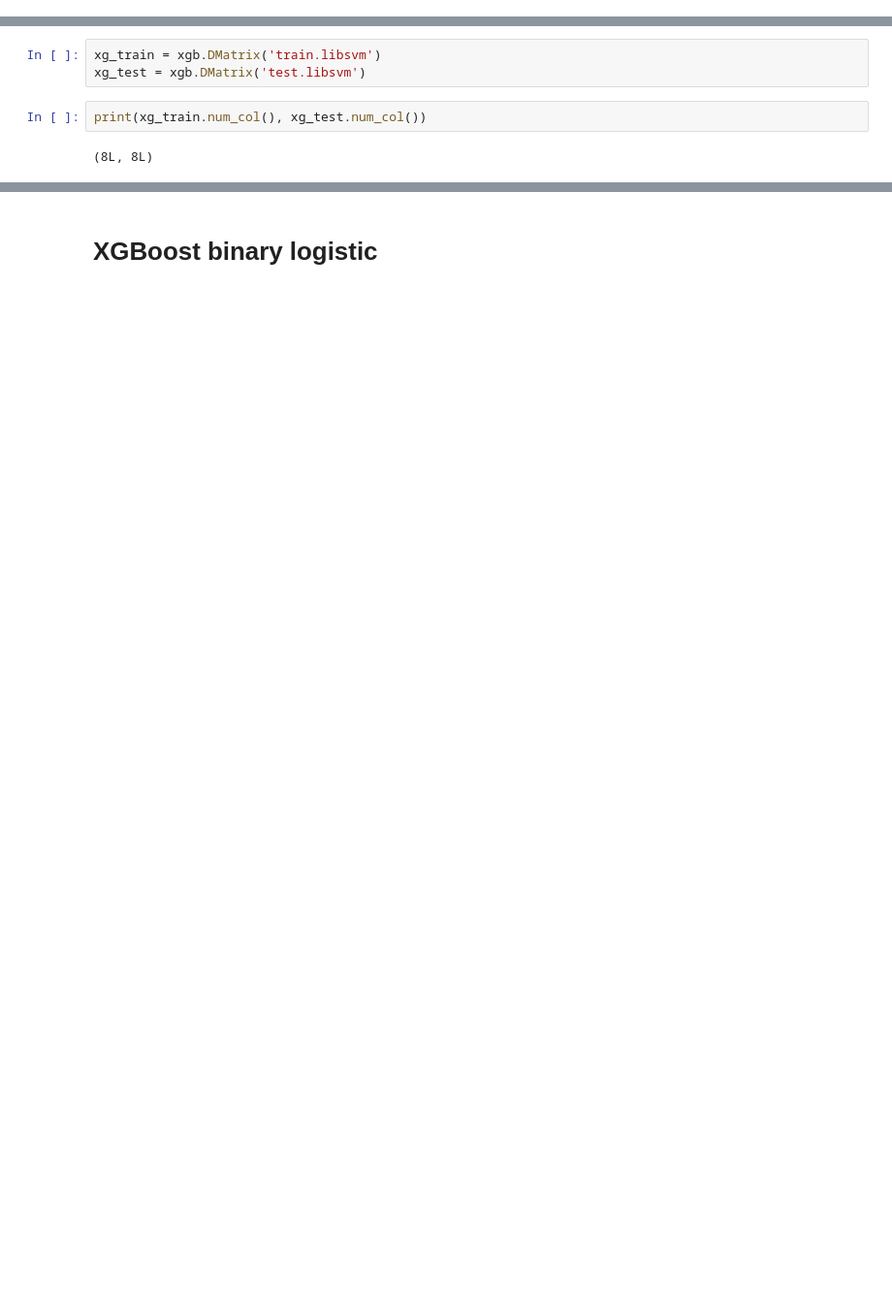
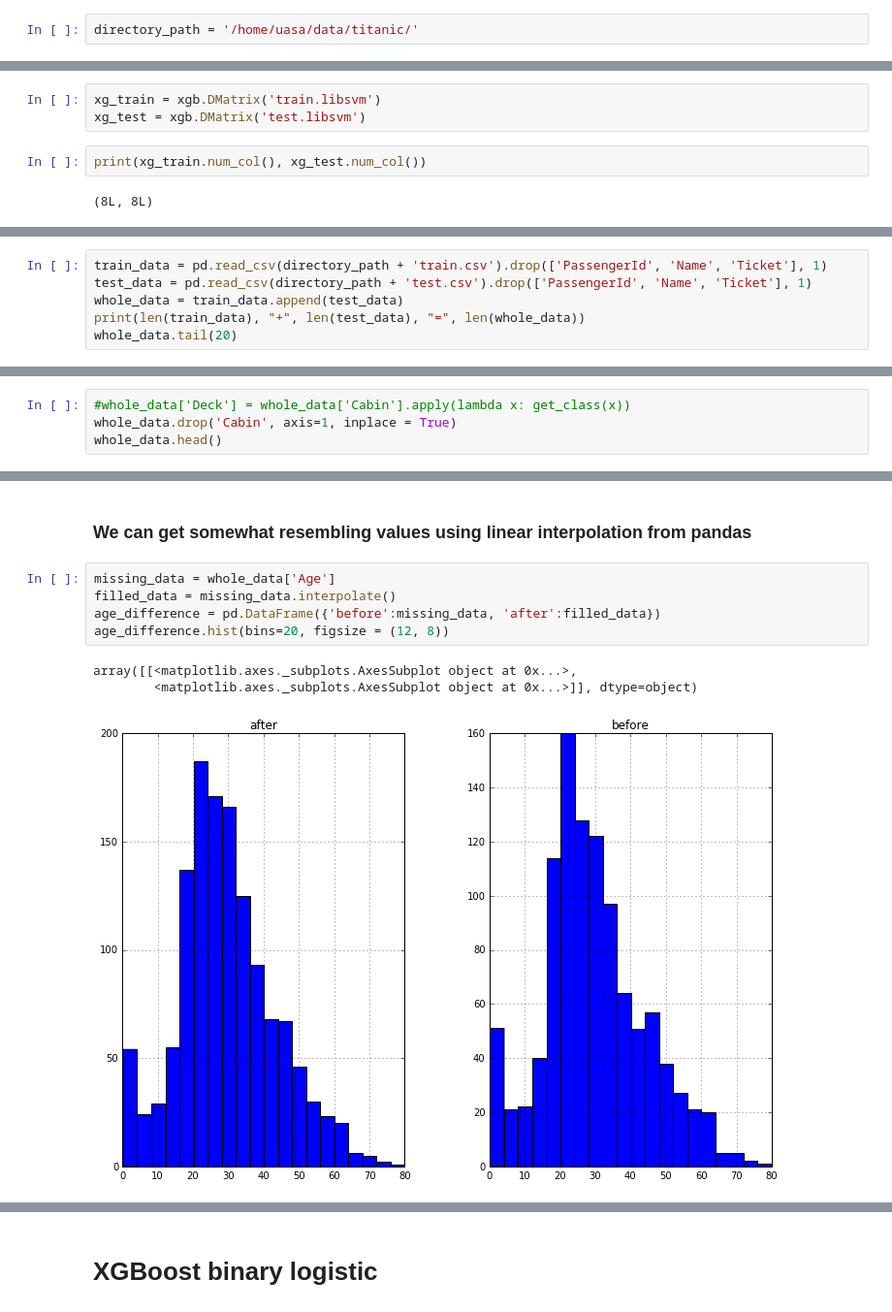
Before and after one commit to LeninTheMushroom/machine-learning, a Jupyter notebook: titanic/titanic - xgboosting.ipynb, the cells around one changed output, grey strips where cells are left out. Shown at 97% size. Saved outputs shown, nothing was run; the diff lists cells and outputs as text; blank space fills up the shorter version.

```diff
--- a/titanic/titanic - xgboosting.ipynb
+++ b/titanic/titanic - xgboosting.ipynb
@@ -37 +41,3 @@ import pickle
+# %%
+directory_path = '/home/uasa/data/titanic/'
 # %%
@@ -131,0 +126,6 @@ print(xg_train.num_col(), xg_test.num_col())
+# %%
+train_data = pd.read_csv(directory_path + 'train.csv').drop(['PassengerId', 'Name', 'Ticket'], 1)
+test_data = pd.read_csv(directory_path + 'test.csv').drop(['PassengerId', 'Name', 'Ticket'], 1)
+whole_data = train_data.append(test_data)
+print(len(train_data), "+", len(test_data), "=", len(whole_data))
+whole_data.tail(20)
@@ -131,0 +194,4 @@ print(xg_train.num_col(), xg_test.num_col())
+# %%
+#whole_data['Deck'] = whole_data['Cabin'].apply(lambda x: get_class(x))
+whole_data.drop('Cabin', axis=1, inplace = True)
+whole_data.head()
@@ -131,0 +205,11 @@ print(xg_train.num_col(), xg_test.num_col())
+# %% [markdown]
+### We can get somewhat resembling values using linear interpolation from pandas
+# %%
+missing_data = whole_data['Age']
+filled_data = missing_data.interpolate()
+age_difference = pd.DataFrame({'before':missing_data, 'after':filled_data})
+age_difference.hist(bins=20, figsize = (12, 8))
+# %% [output]
+array([[<matplotlib.axes._subplots.AxesSubplot object at 0x...>,
+        <matplotlib.axes._subplots.AxesSubplot object at 0x...>]], dtype=object)
+[figure, added]
```
Also changed, not shown: parts of 42 cells of this notebook, 4 other files.
